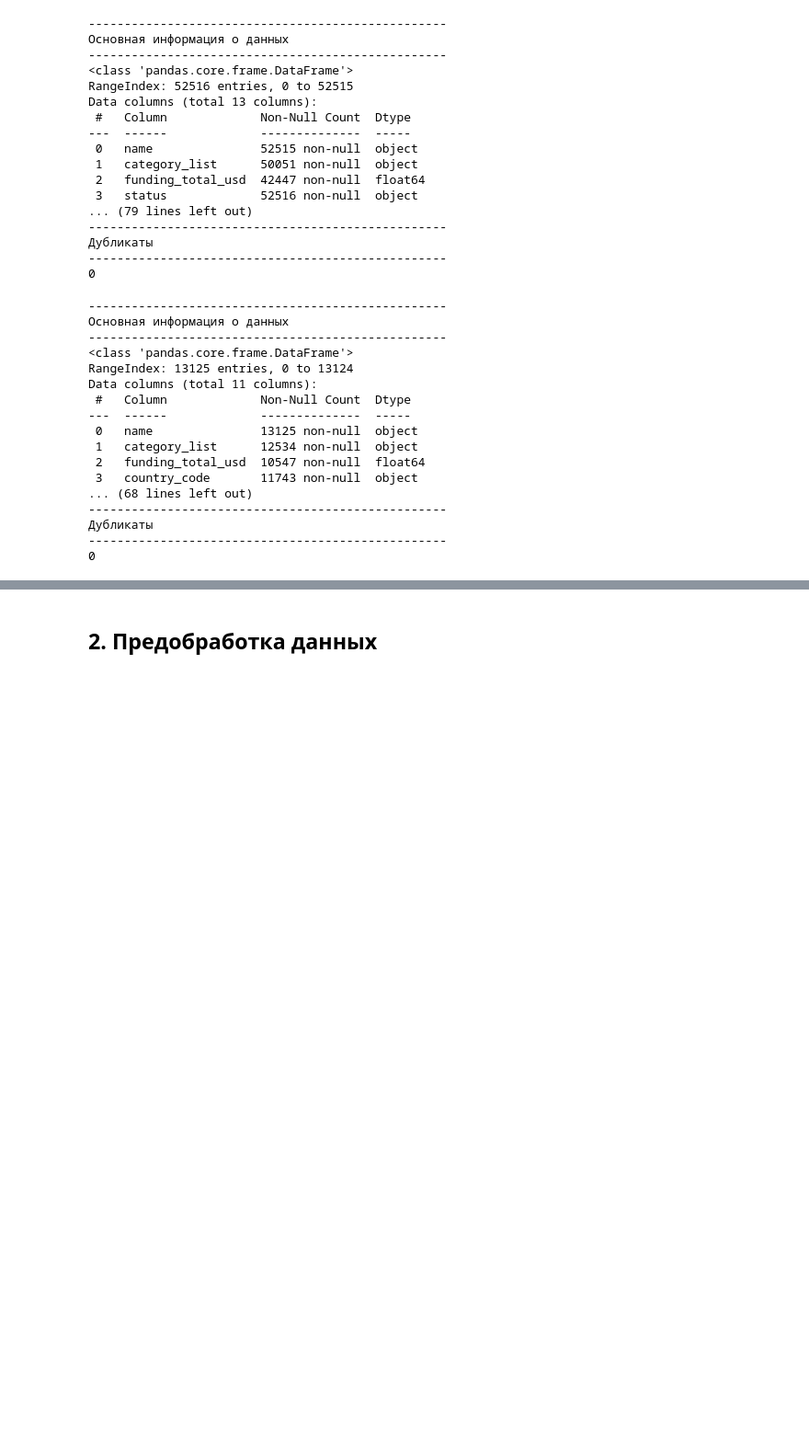
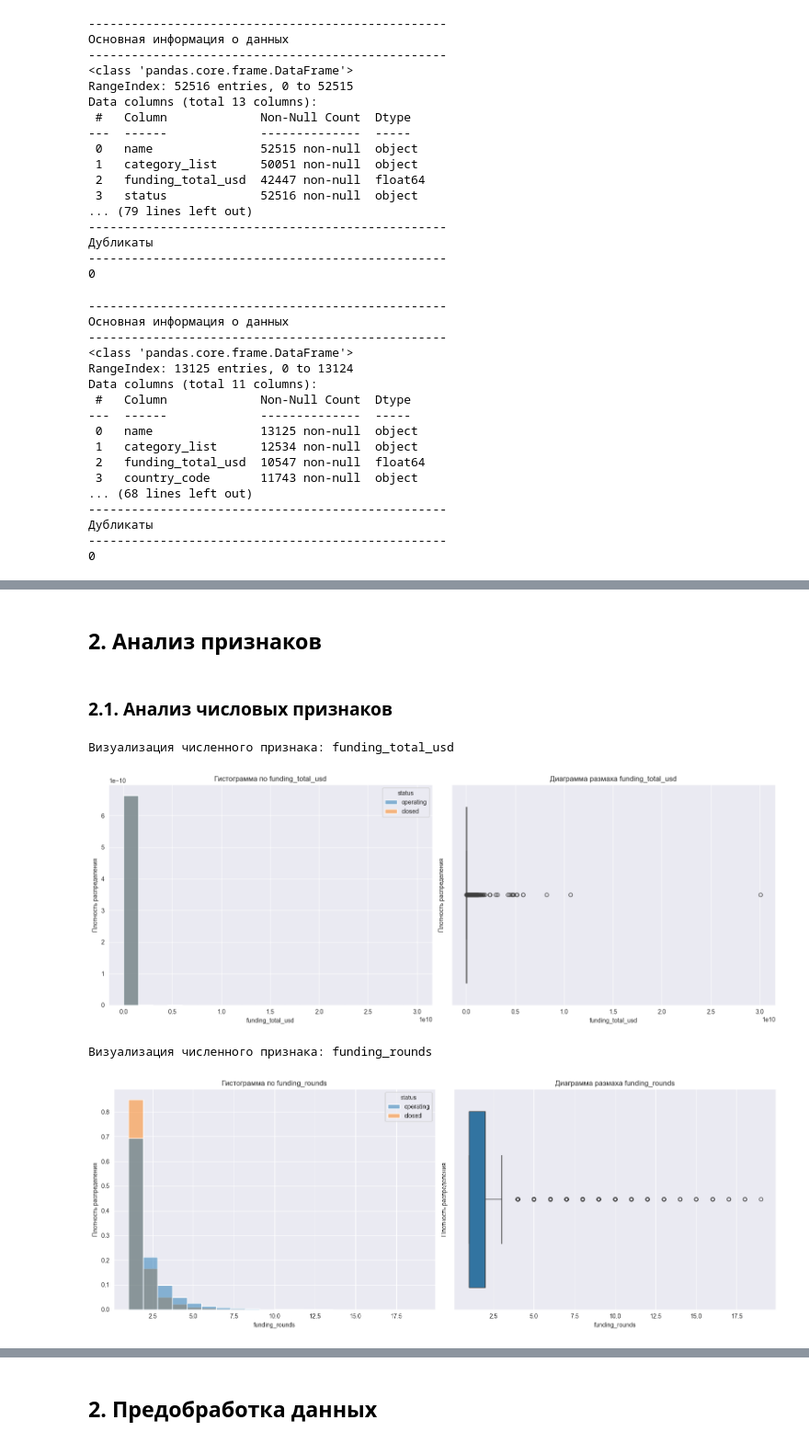
Before and after one commit to onejetpilot/start_up, a Jupyter notebook: start_up_pred.ipynb, the cells around one changed output, grey strips where cells are left out. Shown at 92% size. Cells and saved outputs as stored; diff of their text form; code cells hidden in the pictures; blank space fills up the shorter version.

Commit message:
переделал анализ признаков

```diff
--- a/start_up_pred.ipynb
+++ b/start_up_pred.ipynb
@@ -191,0 +233,4 @@ Data columns (total 11 columns):
+# %% [markdown]
+## 2. Анализ признаков
+# %% [markdown]
+### 2.1. Анализ числовых признаков
@@ -191,0 +266,38 @@ Data columns (total 11 columns):
+# %%
+# Функция построения диаграмм для категориальных признаков
+def cat_diag(data, x, xlabel, hue=None, threshold=0.015):
+    fig, axes = plt.subplots(1, 2, figsize=(16, 6))
+
+    value_counts = data[x].value_counts(normalize=True)
+    small_categories = value_counts[value_counts < threshold].index
+    data_modified = data.copy()
+    data_modified[x] = data_modified[x].apply(lambda val: 'Другие' if val in small_categories else val)
+
+    sns.countplot(
+        data=data_modified,
+        x=x,
+        hue=hue,
+        ax=axes[0],
+        order=data_modified[x].value_counts().index
+    )
+    axes[0].set_title(f'Диаграмма по {xlabel}')
+    axes[0].set_ylabel('Количество')
+    axes[0].set_xlabel(xlabel)
+    axes[0].tick_params(axis='x', rotation=45)
+
+    pie_data = data_modified[x].value_counts(normalize=True)
+
+    pie_data.plot(
+        kind='pie',
+        labels=pie_data.index,
+        legend=False,
+        autopct='%1.0f%%',
+        ax=axes[1],
+        startangle=90,
+        counterclock=False
+    )
+    axes[1].set_title(f'Распределение долей {xlabel}')
+    axes[1].set_ylabel('')
+
+    plt.tight_layout()
+    plt.show()
@@ -191,0 +319,7 @@ Data columns (total 11 columns):
+# %%
+all_diag(train, column_type='numeric', hue='status')
+# %% [output]
+Визуализация численного признака: funding_total_usd
+[figure, added]
+Визуализация численного признака: funding_rounds
+[figure, added]
```
Also changed, not shown: parts of 86 cells of this notebook.
